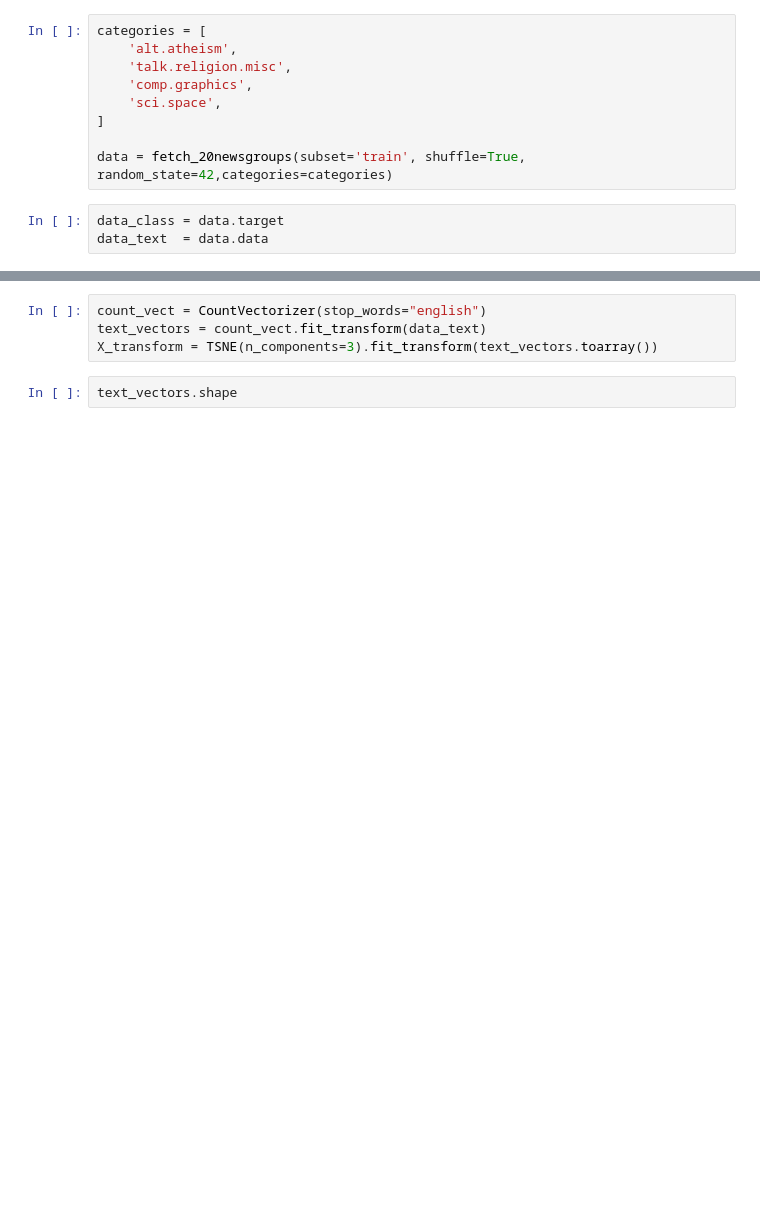
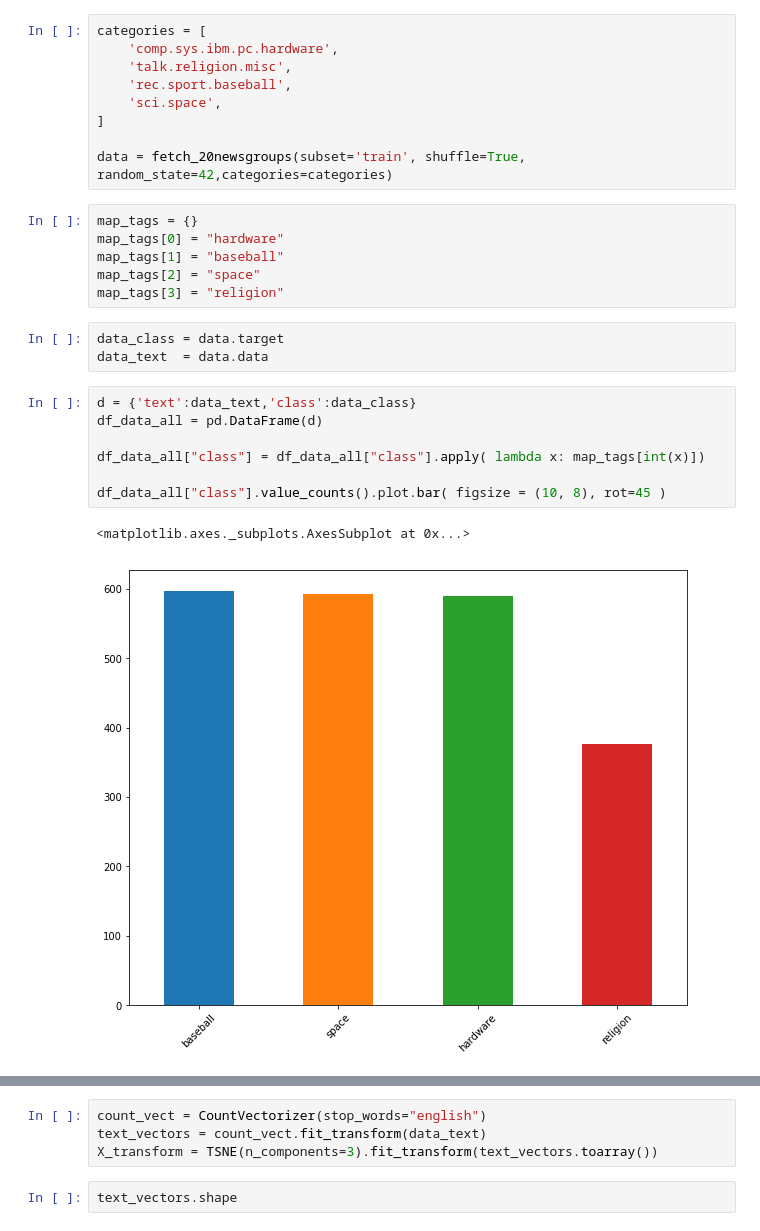
Before and after one commit to Dieinison/matrix-factorization-clustering-methods, a Jupyter notebook: baseline.ipynb, the cells around one changed output, grey strips where cells are left out. Cells and saved outputs as stored; diff of their text form; blank space fills up the shorter version.

Commit message:
data

```diff
--- a/baseline.ipynb
+++ b/baseline.ipynb
@@ -24,12 +26,28 @@ from sklearn.datasets import fetch_20newsgroups
 # %%
 categories = [
-    'alt.atheism',
+    'comp.sys.ibm.pc.hardware',
     'talk.religion.misc',
-    'comp.graphics',
+    'rec.sport.baseball',
     'sci.space',
 ]
 
 data = fetch_20newsgroups(subset='train', shuffle=True, random_state=42,categories=categories)
+# %%
+map_tags = {}
+map_tags[0] = "hardware"
+map_tags[1] = "baseball"
+map_tags[2] = "space"
+map_tags[3] = "religion"
 # %%
 data_class = data.target
 data_text  = data.data
+# %%
+d = {'text':data_text,'class':data_class}
+df_data_all = pd.DataFrame(d)
+
+df_data_all["class"] = df_data_all["class"].apply( lambda x: map_tags[int(x)])
+
+df_data_all["class"].value_counts().plot.bar( figsize = (10, 8), rot=45 )
+# %% [output]
+<matplotlib.axes._subplots.AxesSubplot at 0x...>
+[figure, added]
```
Also changed, not shown: parts of 19 cells of this notebook.
